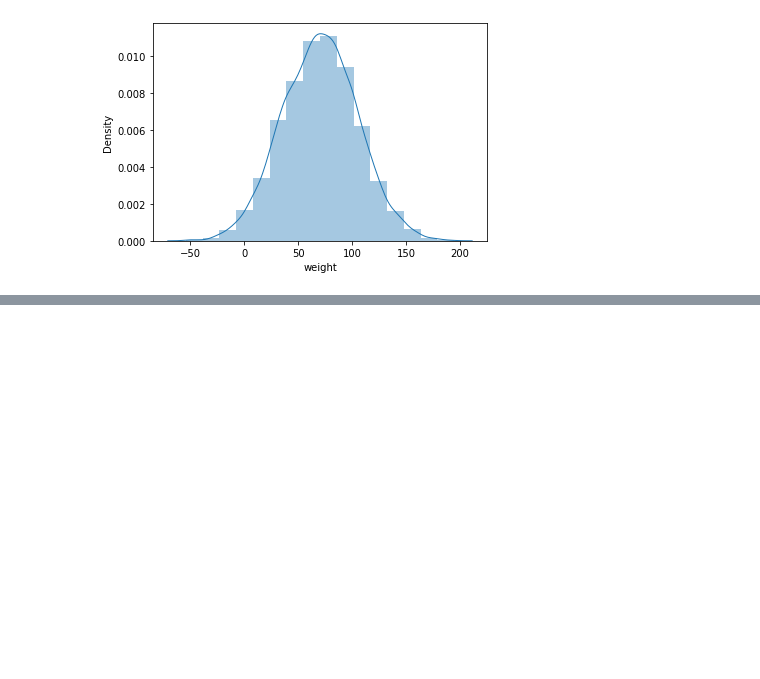
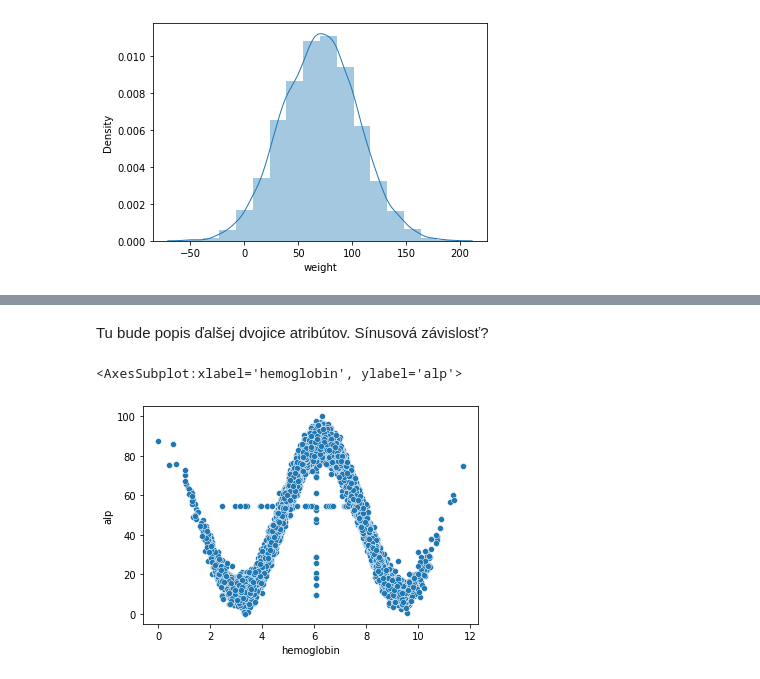
Before and after one commit to MarkoStahovec/IAU-Stahovec-Viest, a Jupyter notebook: main.ipynb, the cells around one changed output, grey strips where cells are left out. Cells and saved outputs as stored; diff of their text form; code cells hidden in the pictures; blank space fills up the shorter version.

```diff
--- a/main.ipynb
+++ b/main.ipynb
@@ -199,0 +221,8 @@ data_labor.head()
+# %% [markdown]
+Tu bude popis ďalšej dvojice atribútov.
+Sínusová závislosť?
+# %%
+sns.scatterplot(data=data_labor, x="hemoglobin", y="alp")
+# %% [output]
+<AxesSubplot:xlabel='hemoglobin', ylabel='alp'>
+[figure, added]
```
Also changed, not shown: parts of 12 cells of this notebook.
